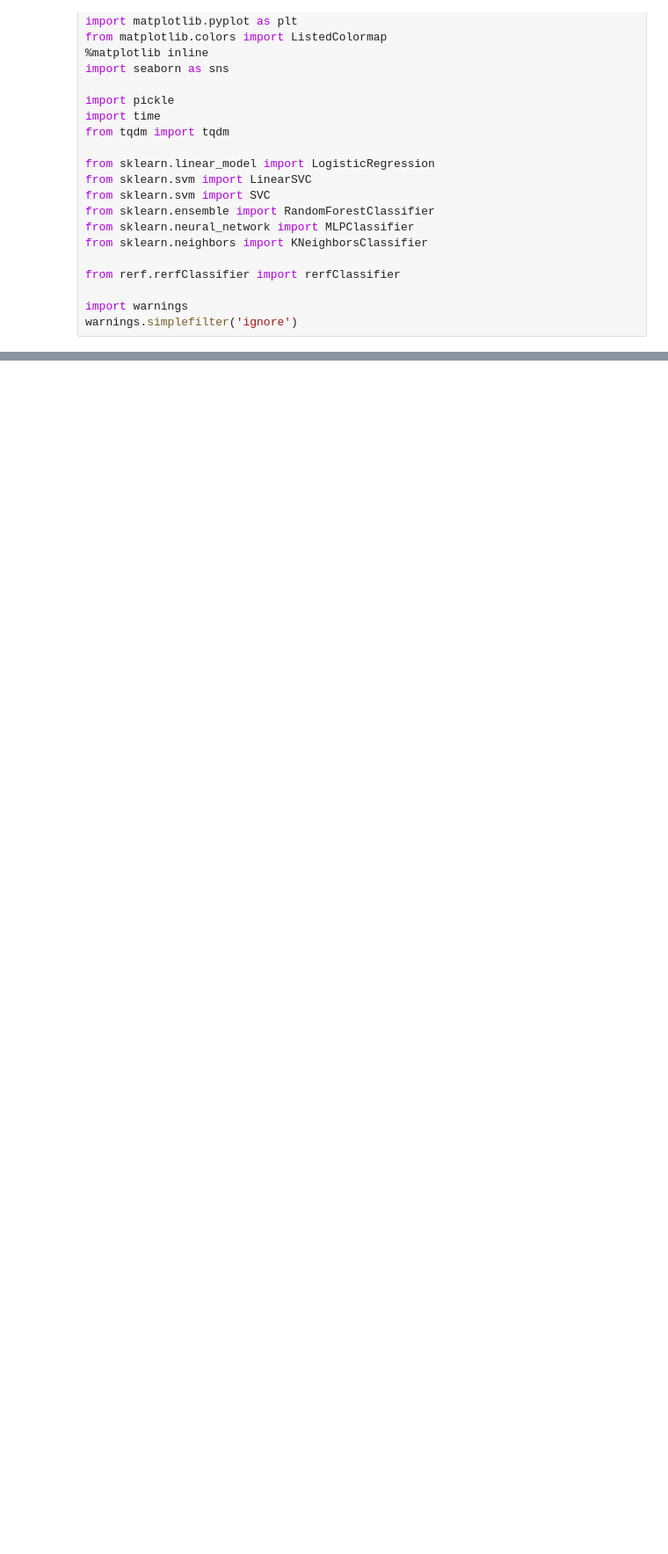
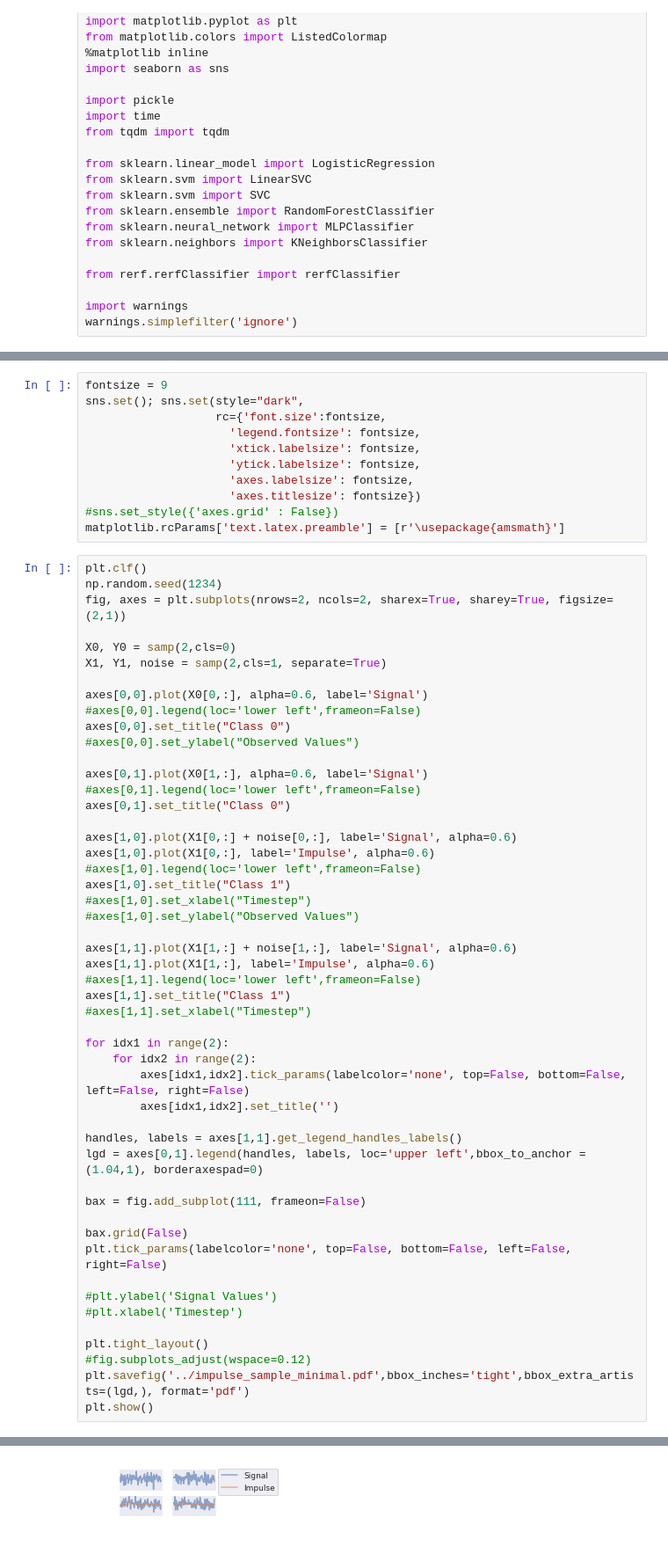
Before and after one commit to neurodata/SPORF, a Jupyter notebook: Python/structured_experiments/time_series_experiment/Impulse_Classification_using_S-RerF.ipynb, the cells around one changed output, grey strips where cells are left out. Shown at 88% size. Cells and saved outputs as stored; diff of their text form; blank space fills up the shorter version.

```diff
--- a/Python/structured_experiments/time_series_experiment/Impulse_Classification_using_S-RerF.ipynb
+++ b/Python/structured_experiments/time_series_experiment/Impulse_Classification_using_S-RerF.ipynb
@@ -74,3 +81,65 @@ for l0,l1 in zip(np.append(n0[0],np.diff(a=n0)),
 
 TEST_SIZE = 10000
 X_test, Y_test = mixed_samp(int(TEST_SIZE*0.5),int(TEST_SIZE*0.5))
+# %%
+fontsize = 9
+sns.set(); sns.set(style="dark",
+                   rc={'font.size':fontsize,
+                     'legend.fontsize': fontsize,
+                     'xtick.labelsize': fontsize,
+                     'ytick.labelsize': fontsize,
+                     'axes.labelsize': fontsize,
+                     'axes.titlesize': fontsize})
+#sns.set_style({'axes.grid' : False})
+matplotlib.rcParams['text.latex.preamble'] = [r'\usepackage{amsmath}']
+# %%
+plt.clf()
+np.random.seed(1234)
+fig, axes = plt.subplots(nrows=2, ncols=2, sharex=True, sharey=True, figsize=(2,1))
+
+X0, Y0 = samp(2,cls=0)
+X1, Y1, noise = samp(2,cls=1, separate=True)
+
+axes[0,0].plot(X0[0,:], alpha=0.6, label='Signal')
+#axes[0,0].legend(loc='lower left',frameon=False)
+axes[0,0].set_title("Class 0")
+#axes[0,0].set_ylabel("Observed Values")
+
+axes[0,1].plot(X0[1,:], alpha=0.6, label='Signal')
+#axes[0,1].legend(loc='lower left',frameon=False)
+axes[0,1].set_title("Class 0")
+
+axes[1,0].plot(X1[0,:] + noise[0,:], label='Signal', alpha=0.6)
+axes[1,0].plot(X1[0,:], label='Impulse', alpha=0.6)
+#axes[1,0].legend(loc='lower left',frameon=False)
+axes[1,0].set_title("Class 1")
+#axes[1,0].set_xlabel("Timestep")
+#axes[1,0].set_ylabel("Observed Values")
+
+axes[1,1].plot(X1[1,:] + noise[1,:], label='Signal', alpha=0.6)
+axes[1,1].plot(X1[1,:], label='Impulse', alpha=0.6)
+#axes[1,1].legend(loc='lower left',frameon=False)
+axes[1,1].set_title("Class 1")
+#axes[1,1].set_xlabel("Timestep")
+
+for idx1 in range(2):
+    for idx2 in range(2):
+        axes[idx1,idx2].tick_params(labelcolor='none', top=False, bottom=False, left=False, right=False)
+        axes[idx1,idx2].set_title('')
+
+handles, labels = axes[1,1].get_legend_handles_labels()
+lgd = axes[0,1].legend(handles, labels, loc='upper left',bbox_to_anchor = (1.04,1), borderaxespad=0)
+
+bax = fig.add_subplot(111, frameon=False)
+
+bax.grid(False)
+plt.tick_params(labelcolor='none', top=False, bottom=False, left=False, right=False)
+
+#plt.ylabel('Signal Values')
+#plt.xlabel('Timestep')
+
+plt.tight_layout()
+#fig.subplots_adjust(wspace=0.12)
+plt.savefig('../impulse_sample_minimal.pdf',bbox_inches='tight',bbox_extra_artists=(lgd,), format='pdf')
+plt.show()
+# %% [output]
@@ -77,2 +147,3 @@ X_test, Y_test = mixed_samp(int(TEST_SIZE*0.5),int(TEST_SIZE*0.5))
+[figure, added]
 # %%
 ## Setup for run
```
Also changed, not shown: parts of 12 cells of this notebook, 1 other file.
